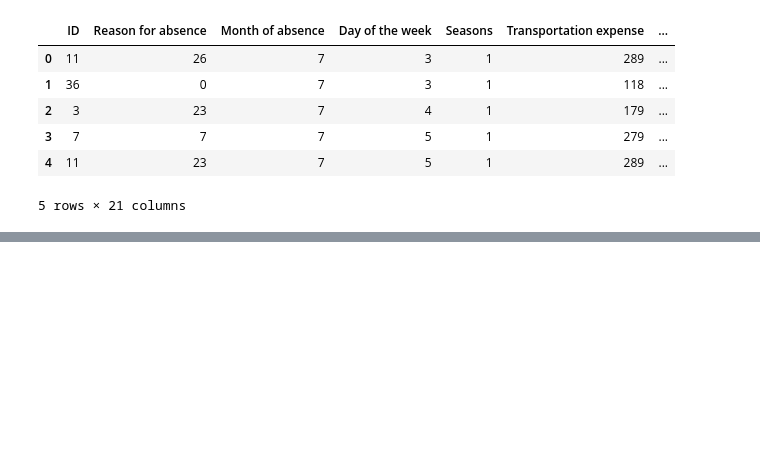
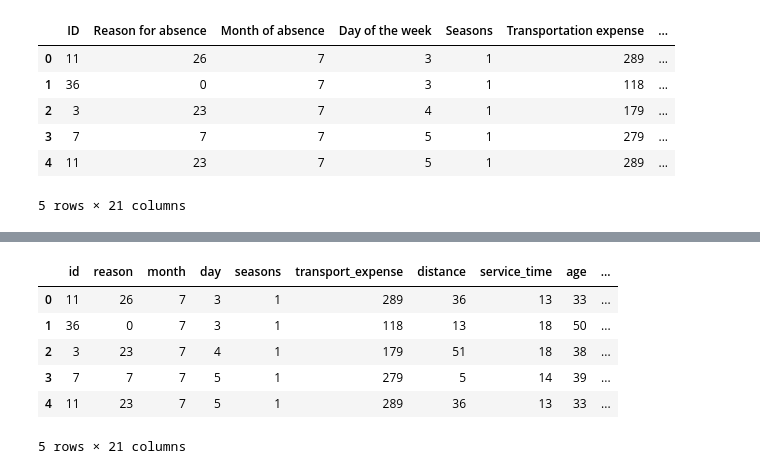
Before and after one commit to emilyh006/predict_absent, a Jupyter notebook: analysis.ipynb, the cells around one changed output, grey strips where cells are left out. Cells and saved outputs as stored; diff of their text form; code cells hidden in the pictures; blank space fills up the shorter version.

```diff
--- a/analysis.ipynb
+++ b/analysis.ipynb
@@ -14,0 +65,10 @@ dat.head()
+# %%
+dat.head()
+# %% [output]
+|  | id | reason | month | day | seasons | transport_expense | distance | service_time | age | ... |
+| 0 | 11 | 26 | 7 | 3 | 1 | 289 | 36 | 13 | 33 | ... |
+| 1 | 36 | 0 | 7 | 3 | 1 | 118 | 13 | 18 | 50 | ... |
+| 2 | 3 | 23 | 7 | 4 | 1 | 179 | 51 | 18 | 38 | ... |
+| 3 | 7 | 7 | 7 | 5 | 1 | 279 | 5 | 14 | 39 | ... |
+| 4 | 11 | 23 | 7 | 5 | 1 | 289 | 36 | 13 | 33 | ... |
+5 rows × 21 columns
```
Also changed, not shown: parts of 10 cells of this notebook.
